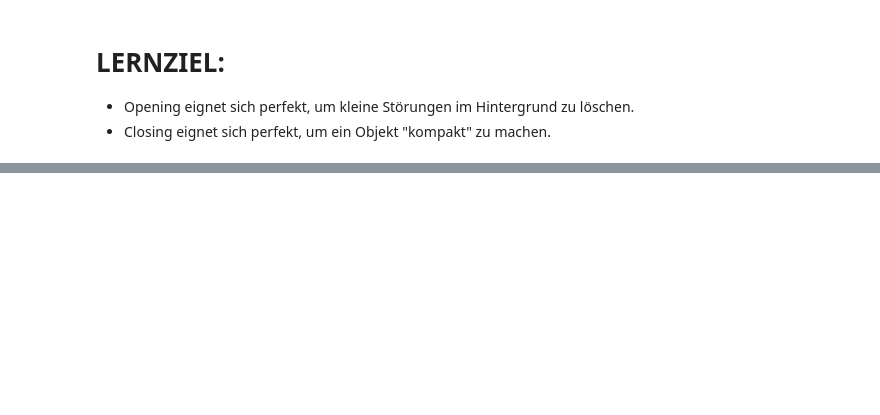
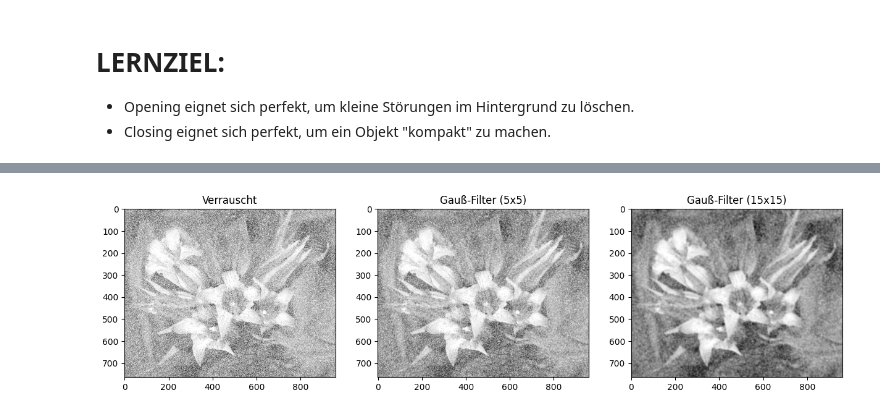
Before and after one commit to alexposekany/ComputerVision, a Jupyter notebook: Beispiel2_Segmentierung.ipynb, the cells around one changed output, grey strips where cells are left out. Drawn from its saved outputs; the diff is of its cells as text; code cells hidden in the pictures; blank space fills up the shorter version.

```diff
--- a/Beispiel2_Segmentierung.ipynb
+++ b/Beispiel2_Segmentierung.ipynb
@@ -318,0 +327,18 @@ plt.show()
+# %%
+# 1. Rauschen hinzufügen (optional zur Demonstration)
+noise = np.random.normal(0, 25, img_shadow.shape).astype(np.uint8)
+img_noisy = cv2.add(img_shadow, noise)
+
+# 2. Tiefpassfilter (Gauß) anwenden
+# Parameter: (Bild, Kernel-Größe, Standardabweichung)
+img_blur_small = cv2.GaussianBlur(img_noisy, (5, 5), 0)
+img_blur_large = cv2.GaussianBlur(img_noisy, (15, 15), 0)
+
+# Darstellung
+plt.figure(figsize=(15, 5))
+plt.subplot(1, 3, 1); plt.imshow(img_noisy, cmap='gray'); plt.title("Verrauscht")
+plt.subplot(1, 3, 2); plt.imshow(img_blur_small, cmap='gray'); plt.title("Gauß-Filter (5x5)")
+plt.subplot(1, 3, 3); plt.imshow(img_blur_large, cmap='gray'); plt.title("Gauß-Filter (15x15)")
+plt.show()
+# %% [output]
+[figure, added]
```
Also changed, not shown: parts of 11 cells of this notebook.
